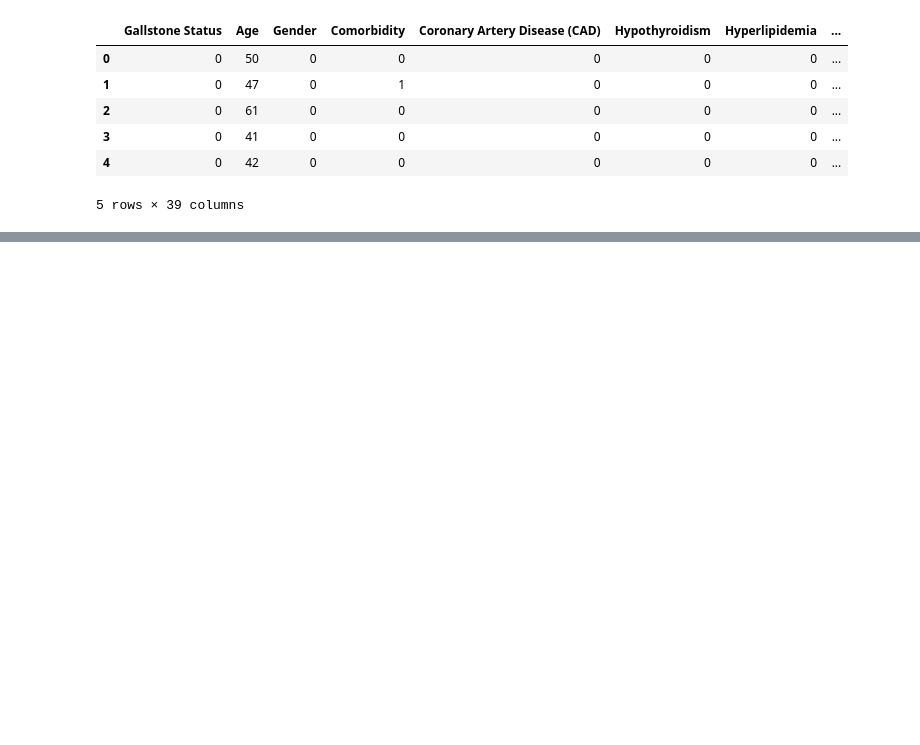
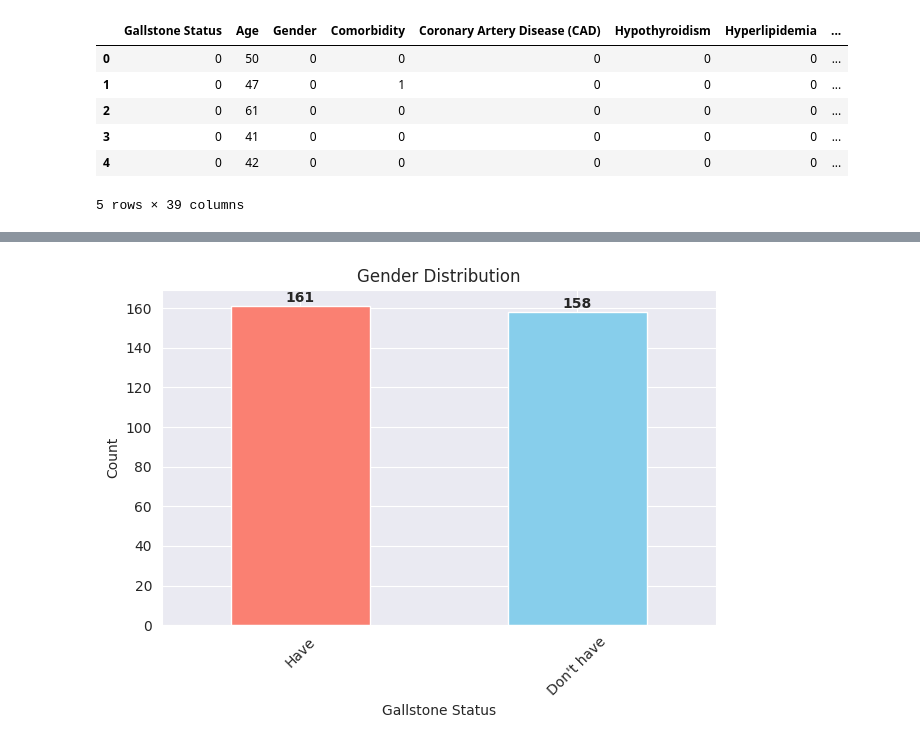
Before and after one commit to Bhawesh-Agrawal/Gallstone_Risk_Stratification, a Jupyter notebook: Notebook/EDA.ipynb, the cells around one changed output, grey strips where cells are left out. Cells and saved outputs as stored; diff of their text form; code cells hidden in the pictures; blank space fills up the shorter version.

```diff
--- a/Notebook/EDA.ipynb
+++ b/Notebook/EDA.ipynb
@@ -16,0 +61,13 @@ data.head()
+# %%
+ax = data["Gallstone Status"].value_counts().plot(kind = "bar",  color=["salmon", "skyblue"])
+
+for i, count in enumerate(data["Gallstone Status"].value_counts()):
+    ax.text(i, count + 0.5, str(count), ha='center', va='bottom', fontsize=10, fontweight='bold')
+
+plt.xticks(ticks=[0, 1], labels=["Have", "Don't have"], rotation=45)
+plt.title("Gender Distribution")
+plt.xlabel("Gallstone Status")
+plt.ylabel("Count")
+plt.tight_layout()
+# %% [output]
+[figure, added]
```
Also changed, not shown: parts of 10 cells of this notebook.
